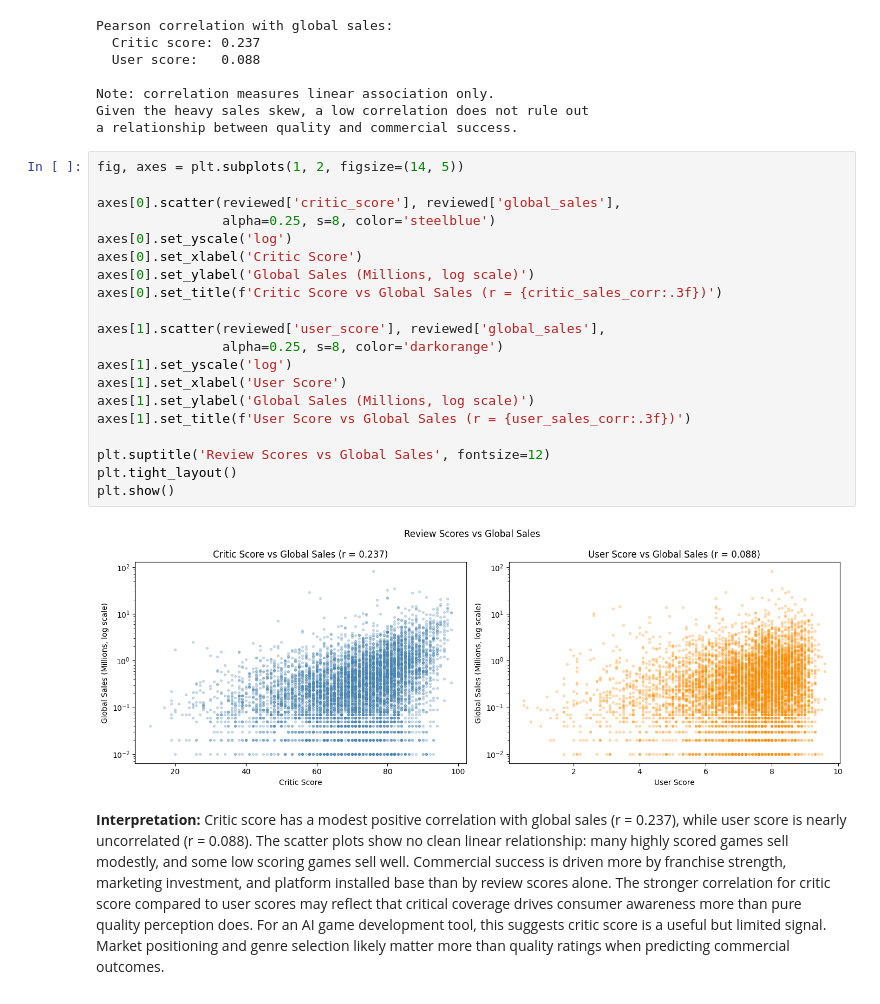
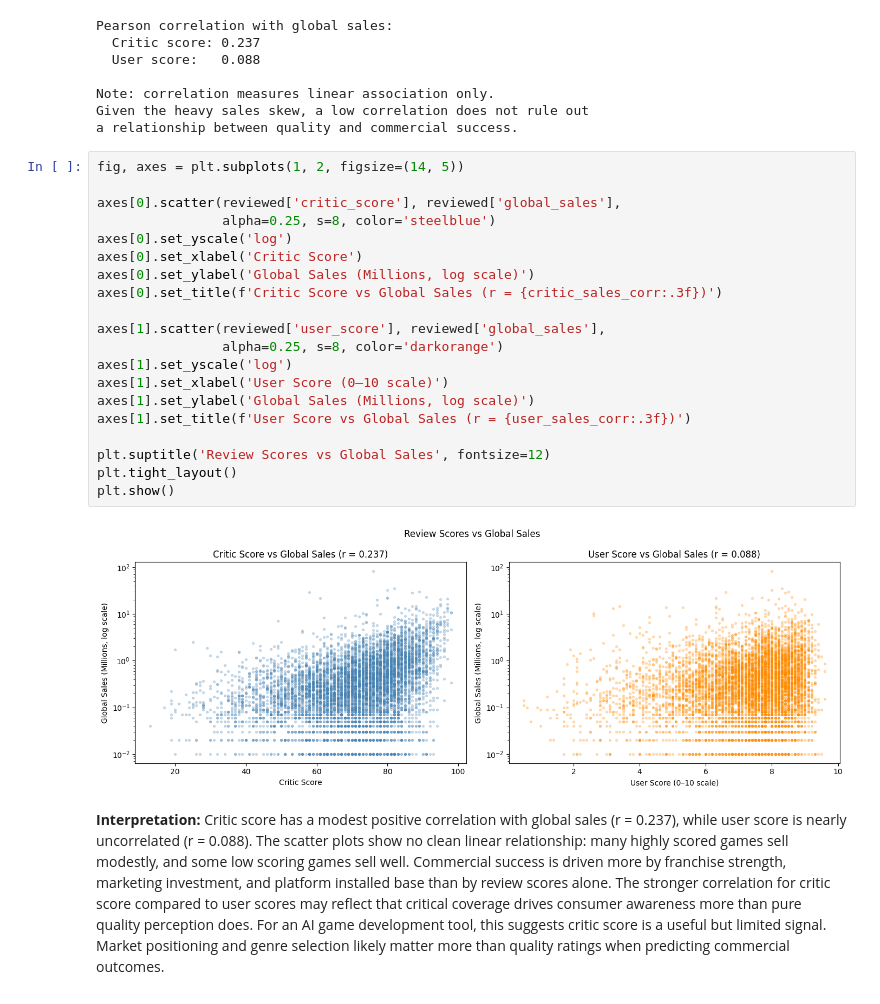
Before and after one commit to thebobmay/ai-programming-foundations-project, a Jupyter notebook: notebooks/data_workflow.ipynb, the cells around one changed output. Drawn from its saved outputs; the diff is of its cells as text.

```diff
--- a/notebooks/data_workflow.ipynb
+++ b/notebooks/data_workflow.ipynb
@@ -745,25 +746,25 @@ a relationship between quality and commercial success.
 # %%
 fig, axes = plt.subplots(1, 2, figsize=(14, 5))
 
 axes[0].scatter(reviewed['critic_score'], reviewed['global_sales'],
                 alpha=0.25, s=8, color='steelblue')
 axes[0].set_yscale('log')
 axes[0].set_xlabel('Critic Score')
 axes[0].set_ylabel('Global Sales (Millions, log scale)')
 axes[0].set_title(f'Critic Score vs Global Sales (r = {critic_sales_corr:.3f})')
 
 axes[1].scatter(reviewed['user_score'], reviewed['global_sales'],
                 alpha=0.25, s=8, color='darkorange')
 axes[1].set_yscale('log')
-axes[1].set_xlabel('User Score')
+axes[1].set_xlabel('User Score (0–10 scale)')
 axes[1].set_ylabel('Global Sales (Millions, log scale)')
 axes[1].set_title(f'User Score vs Global Sales (r = {user_sales_corr:.3f})')
 
 plt.suptitle('Review Scores vs Global Sales', fontsize=12)
 plt.tight_layout()
 plt.show()
 # %% [output]
-[figure, old version]
+[figure, new version]
 # %% [markdown]
 **Interpretation:** Critic score has a modest positive correlation with global sales (r = 0.237), while user score is nearly uncorrelated (r = 0.088). The scatter plots show no clean linear relationship: many highly scored games sell modestly, and some low scoring games sell well. Commercial success is driven more by franchise strength, marketing investment, and platform installed base than by review scores alone. The stronger correlation for critic score compared to user scores may reflect that critical coverage drives consumer awareness more than pure quality perception does. For an AI game development tool, this suggests critic score is a useful but limited signal. Market positioning and genre selection likely matter more than quality ratings when predicting commercial outcomes.
 
```
Also changed, not shown: parts of 9 cells of this notebook, 3 other files.
